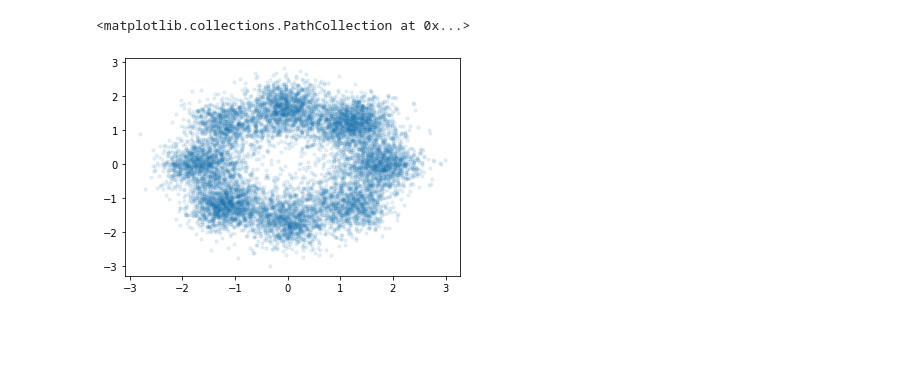
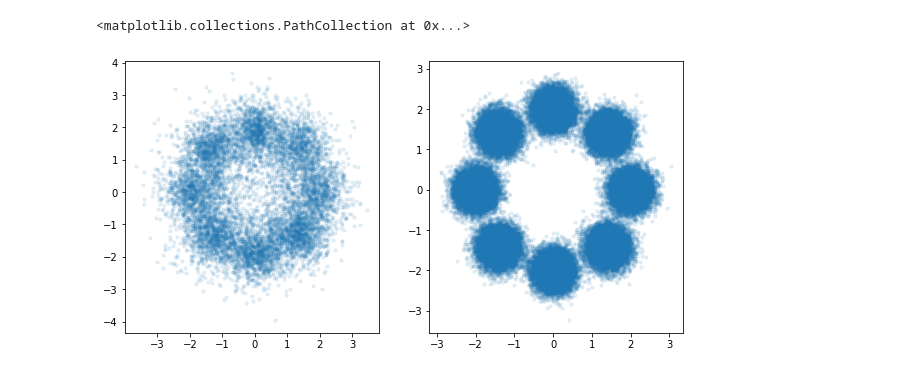
Before and after one commit to suicee/diffusion_for_inference, a Jupyter notebook: sde_density_estimation.ipynb, the cells around one changed output. Saved outputs shown, nothing was run; the diff lists cells and outputs as text; code cells hidden in the pictures; blank space fills up the shorter version.

```diff
--- a/sde_density_estimation.ipynb
+++ b/sde_density_estimation.ipynb
@@ -152,11 +152,16 @@ plt.ylim(-3, 3)
 # %%
-pc_sampler=PC_sampler(test_sde,score_model,n_correct_steps=1000,snr=1e-3)
+pc_sampler=PC_sampler(test_sde,score_model,n_correct_steps=1000,snr=1e-4)
 test_samles=pc_sampler.sample(10000)
-# %%
-plt.scatter(*test_samles.cpu().T, s=10, alpha=0.1)
-# %% [output]
-<matplotlib.collections.PathCollection at 0x...>
-[figure, removed]
+# %%
+
+plt.figure(figsize=(10,5))
+plt.subplot(121)
+plt.scatter(*test_samles.cpu().numpy().T , s=10, alpha=0.1)
+plt.subplot(122)
+plt.scatter(*data.T , s=10, alpha=0.1)
+# %% [output]
+<matplotlib.collections.PathCollection at 0x...>
+[figure, added]
 # %%
 o_sampler=ode_sampler(test_sde,score_model)
 test_osamples=o_sampler.sample(10000)[0]
```
Also changed, not shown: parts of 7 cells of this notebook.
